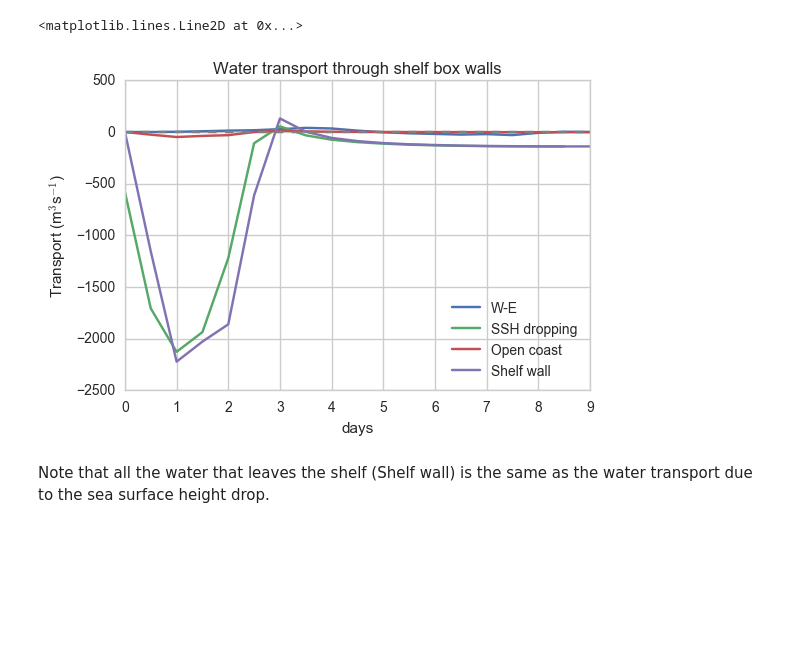
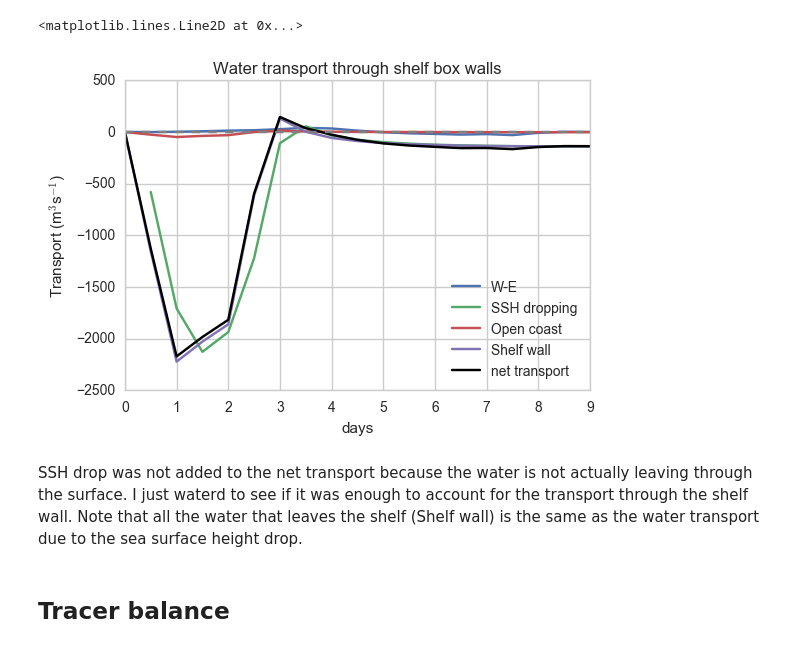
Before and after one commit to UBC-MOAD/outputanalysisnotebooks, a Jupyter notebook: PythonScripts/Paper1Figures/balance_water_on_shelf.ipynb, the cells around one changed output. Drawn from its saved outputs; the diff is of its cells as text; code cells hidden in the pictures; blank space fills up the shorter version.

```diff
--- a/PythonScripts/Paper1Figures/balance_water_on_shelf.ipynb
+++ b/PythonScripts/Paper1Figures/balance_water_on_shelf.ipynb
@@ -85,9 +85,9 @@ with Dataset(Grid, 'r') as nbl:
 dxg_exp = np.expand_dims(dxg,0)
 dyg_exp = np.expand_dims(dyg,0)
 drf_exp = np.expand_dims(drf,1)
-dxg_exp = dxg_exp + np.zeros(np.shape(hfacs))
+dxg_exp = dxg_exp + np.zeros(np.shape(hfacsS))
 dyg_exp = dyg_exp + np.zeros((len(range(31)),len(range(359-227))))
-drf_exp = drf_exp + np.zeros(np.shape(hfacs))
+drf_exp = drf_exp + np.zeros(np.shape(hfacsS))
 # %%
 # Calculate transport as u_i*A_i where u_i is the perpendicular velocity to the area A_i for cell i.
 # East and west balance each other becasue bcs are periodic so I won't add them.
@@ -123,16 +123,21 @@ Lid_trans_ts = np.sum(np.sum(Lid_trans,axis=1),axis=1)
 # %%
 fig,ax = plt.subplots(1,1,figsize=(6,4))
 ax.plot(np.arange(19)/2,W_trans_ts-E_trans_ts, label='W-E')
-ax.plot(np.arange(18)/2,eta_trans_ts, label='SSH dropping')
+ax.plot(np.arange(1,19)/2,eta_trans_ts, label='SSH dropping')
 ax.plot(np.arange(19)/2,N_trans_ts,label='Open coast')
 ax.plot(np.arange(19)/2,S_trans_ts,label='Shelf wall')
+ax.plot(np.arange(19)/2,W_trans_ts-E_trans_ts-N_trans_ts+S_trans_ts,'k',
+        label='net transport')
+
 ax.set_title('Water transport through shelf box walls')
 ax.set_xlabel('days')
 ax.set_ylabel('Transport (m$^3$s$^{-1}$)')
 ax.legend(loc=0)
 ax.axhline(0,color='0.5',linestyle='--')
 # %% [output]
 <matplotlib.lines.Line2D at 0x...>
-[figure, old version]
+[figure, new version]
 # %% [markdown]
-Note that all the water that leaves the shelf (Shelf wall) is the same as the water transport due to the sea surface height drop.
+SSH drop was not added to the net transport because the water is not actually leaving through the surface. I just waterd to see if it was enough to account for the transport through the shelf wall. Note that all the water that leaves the shelf (Shelf wall) is the same as the water transport due to the sea surface height drop.
+# %% [markdown]
+## Tracer balance
```
Also changed, not shown: parts of 10 cells of this notebook.
